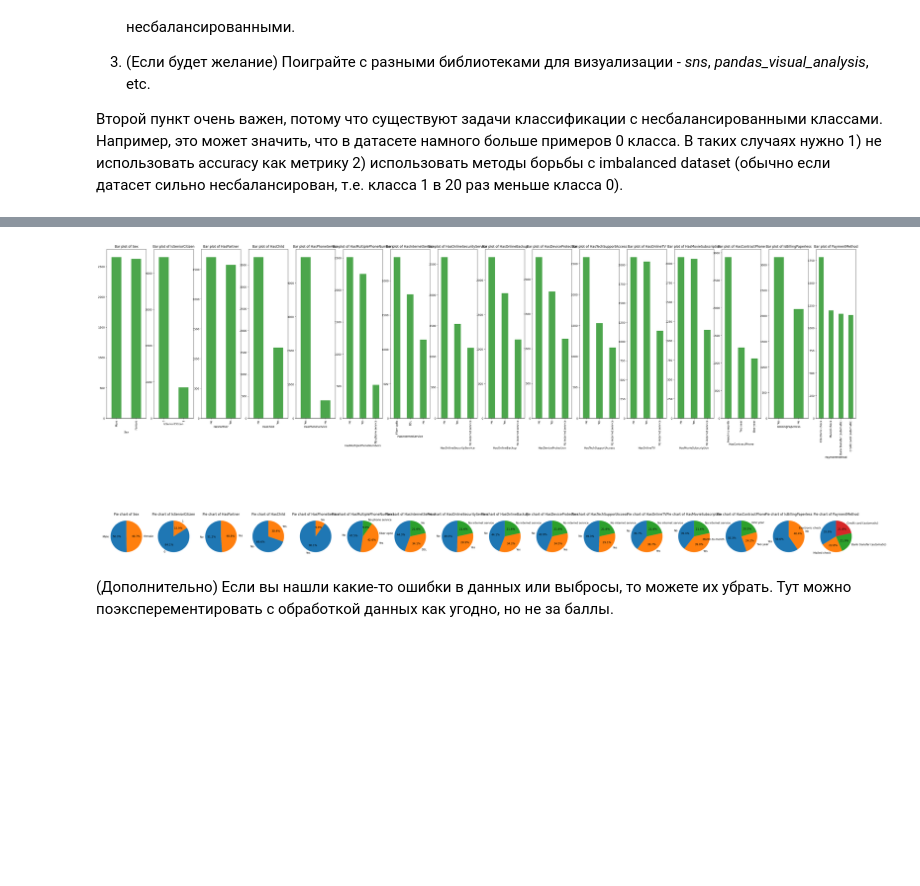
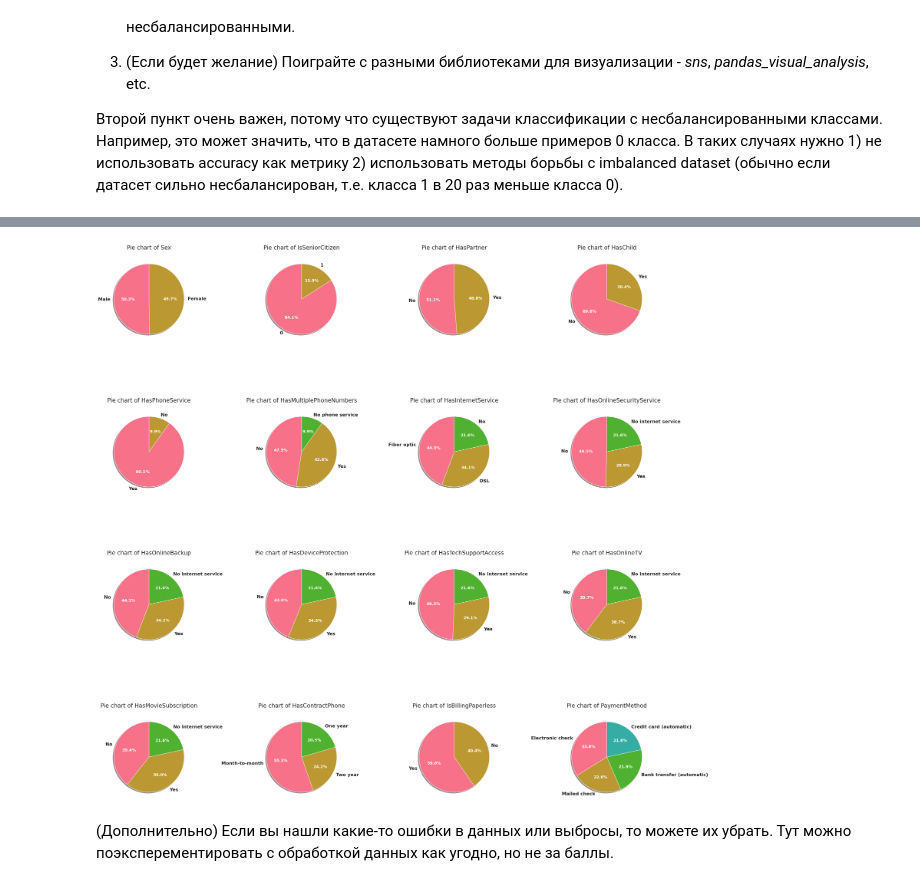
Before and after one commit to k-gorbenko/-DLS, a Jupyter notebook: week_03_composition_model_selection/Homework/hw_3_kaggle.ipynb, the cells around one changed output, grey strips where cells are left out. Saved outputs shown, nothing was run; the diff lists cells and outputs as text; code cells hidden in the pictures; blank space fills up the shorter version.

```diff
--- a/week_03_composition_model_selection/Homework/hw_3_kaggle.ipynb
+++ b/week_03_composition_model_selection/Homework/hw_3_kaggle.ipynb
@@ -230,15 +214,19 @@ y_data = data['Churn']
 numerical_columns = X_data.select_dtypes(include=['int64', 'float64']).columns
 categorical_columns = X_data.select_dtypes(include=['object']).columns
 # %%
+sns.set(style="whitegrid")
+
 plt.figure(figsize=(15, 10))
 for i, column in enumerate(numerical_columns, 1):
   plt.subplot(2, len(numerical_columns), i)
-  plt.hist(X_data[column], bins=30,  alpha=0.7)
+  sns.histplot(X_data[column], bins=30, color='skyblue', kde=True, alpha=0.7)
   plt.title(f'Гистограмма {column}')
+  plt.grid(True, linestyle='--', alpha=0.7)
 
   plt.subplot(2, len(numerical_columns), i+len(numerical_columns))
-  plt.boxplot(X_data[column])
+  sns.boxplot(x=X_data[column], color='lightgreen')
   plt.title(f'Boxplot of {column}')
+  plt.grid(True, linestyle='--', alpha=0.7)
 
 plt.tight_layout()
 plt.show()
@@ -247,21 +269,38 @@ plt.show()
 # %%
-#отрисовываем категориальные признаки
-plt.figure(figsize=(50, 25))
+sns.set(style="darkgrid")
+
+plt.figure(figsize=(30, 30))
+
 for i, column in enumerate(categorical_columns, 1):
-  value_counts = data[column].value_counts()
+    value_counts = data[column].value_counts()
+    plt.subplot(4, len(categorical_columns)//4, i)
+    colors = sns.color_palette("husl")[:len(value_counts)]
 
-  plt.subplot(2, len(categorical_columns), i)
-  value_counts.plot(kind='bar', color='green', alpha=0.7)
-  plt.title(f'Bar plot of {column}')
+    wedges, texts, autotexts = plt.pie(
+        value_counts,
+        labels=value_counts.index,
+        colors=colors,
+        autopct='%1.1f%%',
+        startangle=90,
+        shadow=True,
+        textprops={'fontsize': 14}
+    )
 
-  plt.subplot(2, len(categorical_columns), i+len(categorical_columns))
-  plt.pie(value_counts, labels=value_counts.index, autopct='%1.1f%%', startangle=90)
-  plt.title(f'Pie chart of {column}')
+    for text in texts:
+        text.set_fontsize(16)
+        text.set_fontweight('bold')
 
-plt.tight_layout
+    for autotext in autotexts:
+        autotext.set_fontsize(14)
+        autotext.set_fontweight('bold')
+        autotext.set_color('white')
+
+    plt.title(f'Pie chart of {column}', fontsize=20, pad=20)
+
+plt.tight_layout()
 plt.show()
 # %% [output]
-[figure, old version]
+[figure, new version]
 # %% [markdown]
 (Дополнительно) Если вы нашли какие-то ошибки в данных или выбросы, то можете их убрать. Тут можно поэксперементировать с обработкой данных как угодно, но не за баллы.
 # %%
```
Also changed, not shown: parts of 33 cells of this notebook.
